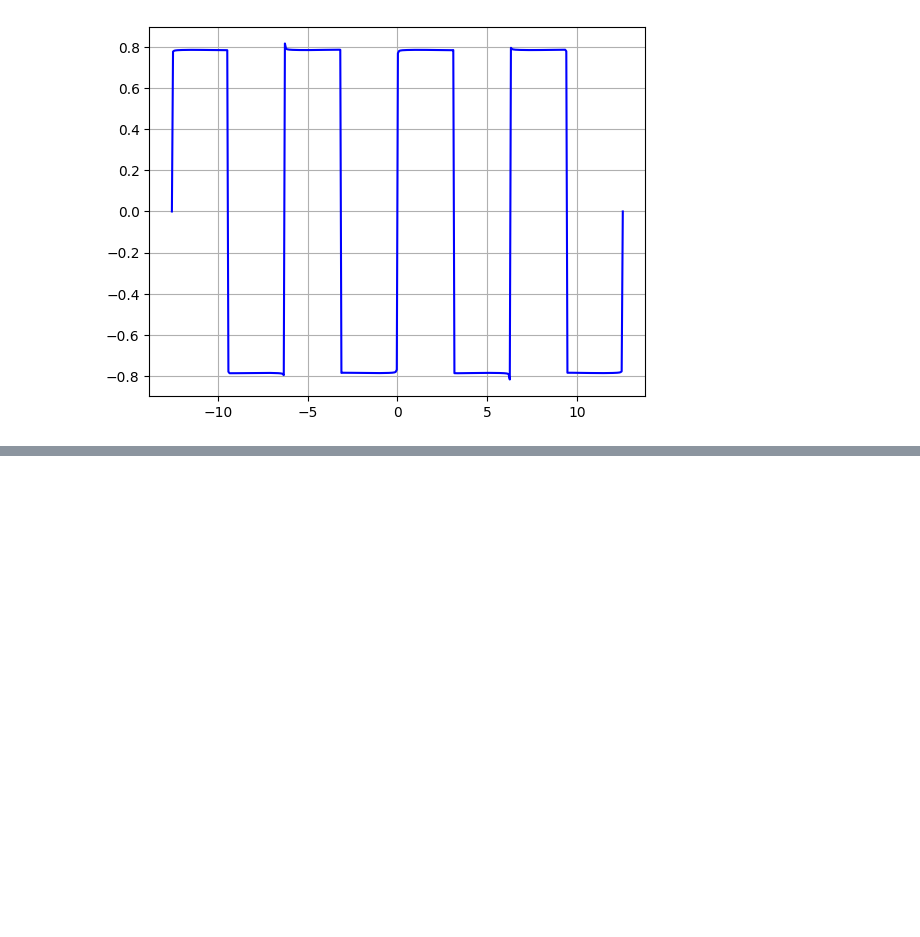
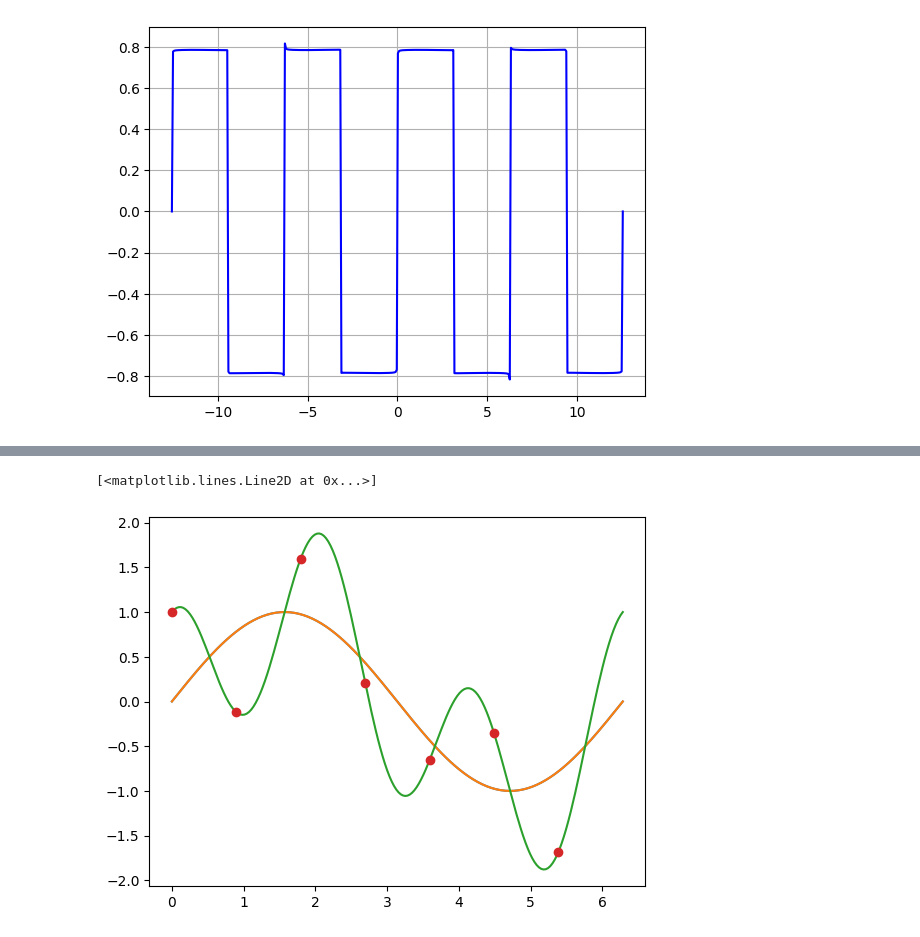
Before and after one commit to ManuLosta/calculo-numerico, a Jupyter notebook: fourier.ipynb, the cells around one changed output, grey strips where cells are left out. Saved outputs shown, nothing was run; the diff lists cells and outputs as text; code cells hidden in the pictures; blank space fills up the shorter version.

```diff
--- a/fourier.ipynb
+++ b/fourier.ipynb
@@ -55,0 +74,40 @@ plt.plot(x_1, y_1)
+# %%
+def fourier(t, m, x, y):
+    sum = 0
+    N = int((len(x) - 1) / 2)
+
+    a_0 = 0
+    for j in range(2*N + 1):
+        a_0 += (1 / (2*N + 1)) * y[j]
+
+    sum += a_0
+
+    for k in range(1, m + 1):
+        a = 0
+        for j in range(2*N + 1):
+            a +=  y[j] * math.cos(k * x[j])
+
+
+        sum += (2 / (2*N + 1)) * a*math.cos(k*t)
+
+        b = 0
+        for j in range(2*N + 1):
+            b +=  y[j] * math.sin(k * x[j])
+
+        sum += (2 / (2*N + 1)) * b *math.sin(k*t)
+
+    return sum
+
+y_1 = [fourier(xi, 1, x, y) for xi in x_1]
+y_2 = [fourier(xi, 2, x, y) for xi in x_1]
+y_3 = [fourier(xi, 3, x, y) for xi in x_1]
+
+
+plt.plot(x_1, y_1)
+plt.plot(x_1, y_2)
+plt.plot(x_1, y_3)
+
+plt.plot(x, y, 'o')
+# %% [output]
+[<matplotlib.lines.Line2D at 0x...>]
+[figure, added]
```
Also changed, not shown: parts of 4 cells of this notebook, 3 other files.
